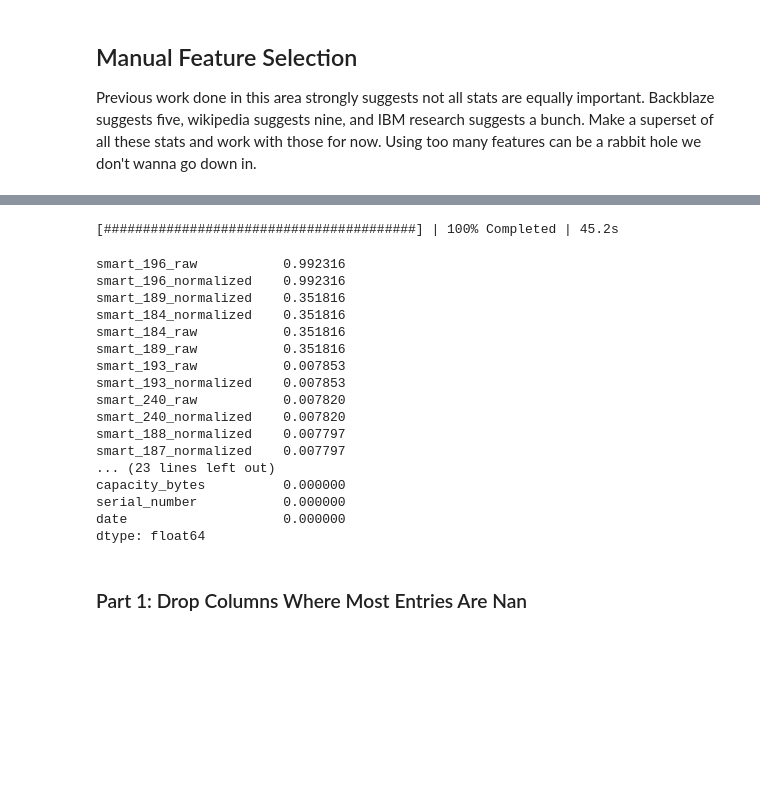
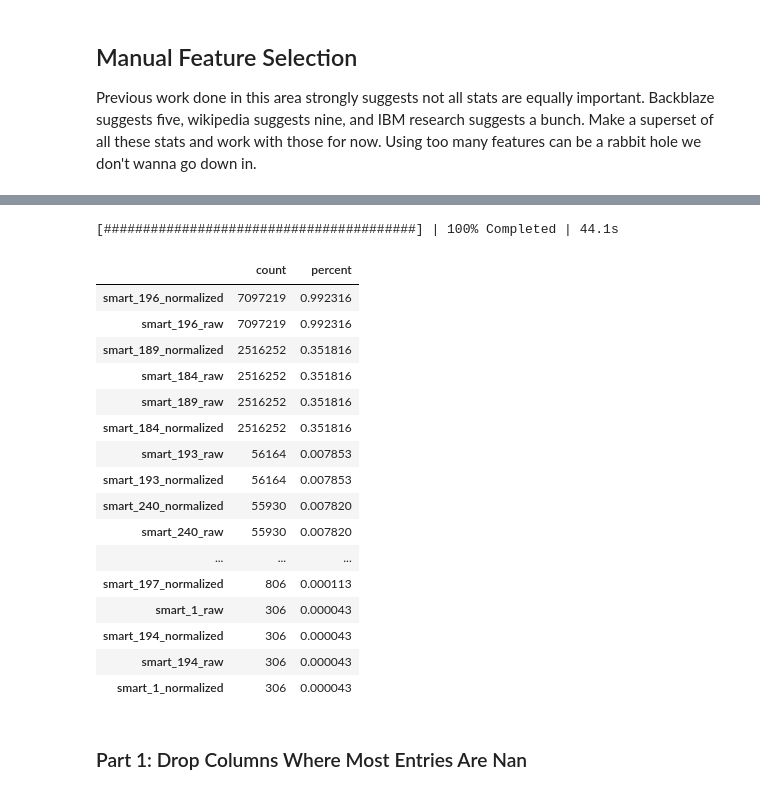
Before and after one commit to aicoe-aiops/ceph_drive_failure, a Jupyter notebook: dask_data_cleaner.ipynb, the cells around one changed output, grey strips where cells are left out. Drawn from its saved outputs; the diff is of its cells as text; code cells hidden in the pictures; blank space fills up the shorter version.

```diff
--- a/dask_data_cleaner.ipynb
+++ b/dask_data_cleaner.ipynb
@@ -263,44 +252,82 @@ clean_df = seagate_df[keep_cols]
+# %%
+def get_nan_count_percent(df, divisor=None):
+    """Calculates the number of nan values per column,
+        both as an absolute amount and as a percentage of some pre-defined "total" amount
+
+        WARNING: Return value is of the same type (pd.DataFrame or dask.dataframe) as the
+        input. It is up to the caller to handle this accordingly.
+
+    Arguments:
+        df {pandas.DataFrame/dask.dataframe} -- dataframe whose nan count to generate
+
+    Keyword Arguments:
+        divisor {int/float} -- the "total" amount for calculating percentage.
+                                If value in count column is n, value in percent column
+                                will be n/divisor.
+                                If not provided, number of rows is used by default
+                                (default: {None})
+
+    Returns:
+        ret_df {pandas.DataFrame/dask.dataframe} -- dataframe with counts and percentages
+                                                    of nans in each column of input df.
+                                                    Column name is the index, "count" and
+                                                    "percent" are the two columns.
+    """
+    # if total count is not provided, use the number of rows
+    if divisor is None:
+        # NOTE: len must be used, not shape because in case of dask dataframe
+        # shape returns a delayed computation, not an actual value. but
+        # len returns an actual value
+        divisor = len(df)
+
+    # get count and convert series to dataframe
+    ret_df = df.isna().sum().to_frame("count")
+
+    # add percent column
+    ret_df["percent"] = ret_df["count"] / divisor
+
+    return ret_df
 # %%
 # how bad is the nan situation for critical columns? get counts as a percent of total
-seagate_nanpercent = clean_df.isna().sum().compute() / num_total_datapts
+seagate_nans = get_nan_count_percent(clean_df, num_total_datapts)
 
 ###################################################################
 # # this chunk of code is used to get cols with the same percent of
 # # nan values
 # val = None
 # for k, v in seagate_nanpercent.iteritems():
 #     if v > 0.999197 and v < 0.999199:
 #         if val is None:
 #             val = v
 #         print(k)
 #         print(v)
 #         if v == val:
 #             print('same as val')
 #         else:
 #             print('different')
 ###################################################################
 
-# show only values which are not all nans
-seagate_nanpercent[seagate_nanpercent!=1].sort_values(ascending=False)
+# show only values which at least some nans
+seagate_nans[(seagate_nans['percent'] != 0) & (seagate_nans['percent'] != 1)].compute().sort_values(by='percent', ascending=False)
 # %% [output]
-[########################################] | 100% Completed | 45.2s
+[########################################] | 100% Completed | 44.1s
-smart_196_raw           0.992316
-smart_196_normalized    0.992316
-smart_189_normalized    0.351816
-smart_184_normalized    0.351816
-smart_184_raw           0.351816
-smart_189_raw           0.351816
-smart_193_raw           0.007853
-smart_193_normalized    0.007853
-smart_240_raw           0.007820
-smart_240_normalized    0.007820
-smart_188_normalized    0.007797
-smart_187_normalized    0.007797
-... (23 lines left out)
-capacity_bytes          0.000000
-serial_number           0.000000
-date                    0.000000
-dtype: float64
+|  | count | percent |
+| smart_196_normalized | 7097219 | 0.992316 |
+| smart_196_raw | 7097219 | 0.992316 |
+| smart_189_normalized | 2516252 | 0.351816 |
+| smart_184_raw | 2516252 | 0.351816 |
+| smart_189_raw | 2516252 | 0.351816 |
+| smart_184_normalized | 2516252 | 0.351816 |
+| smart_193_raw | 56164 | 0.007853 |
+| smart_193_normalized | 56164 | 0.007853 |
+| smart_240_normalized | 55930 | 0.007820 |
+| smart_240_raw | 55930 | 0.007820 |
+| ... | ... | ... |
+| smart_197_normalized | 806 | 0.000113 |
+| smart_1_raw | 306 | 0.000043 |
+| smart_194_normalized | 306 | 0.000043 |
+| smart_194_raw | 306 | 0.000043 |
+| smart_1_normalized | 306 | 0.000043 |
 # %% [markdown]
 ### Part 1: Drop Columns Where Most Entries Are Nan
 # %%
```
Also changed, not shown: parts of 94 cells of this notebook.
